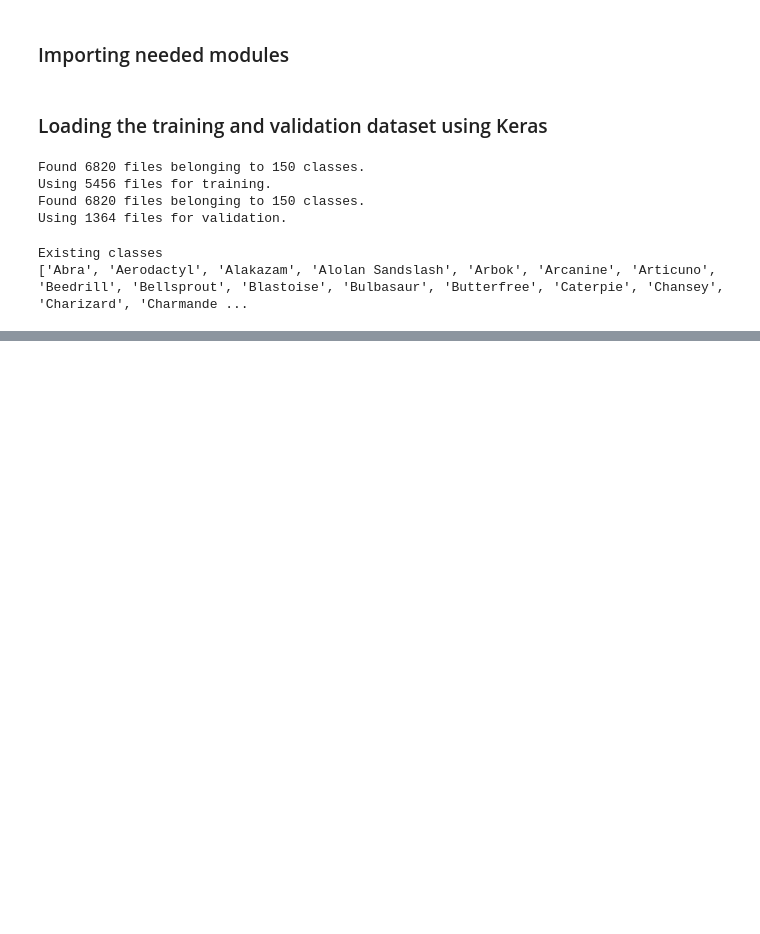
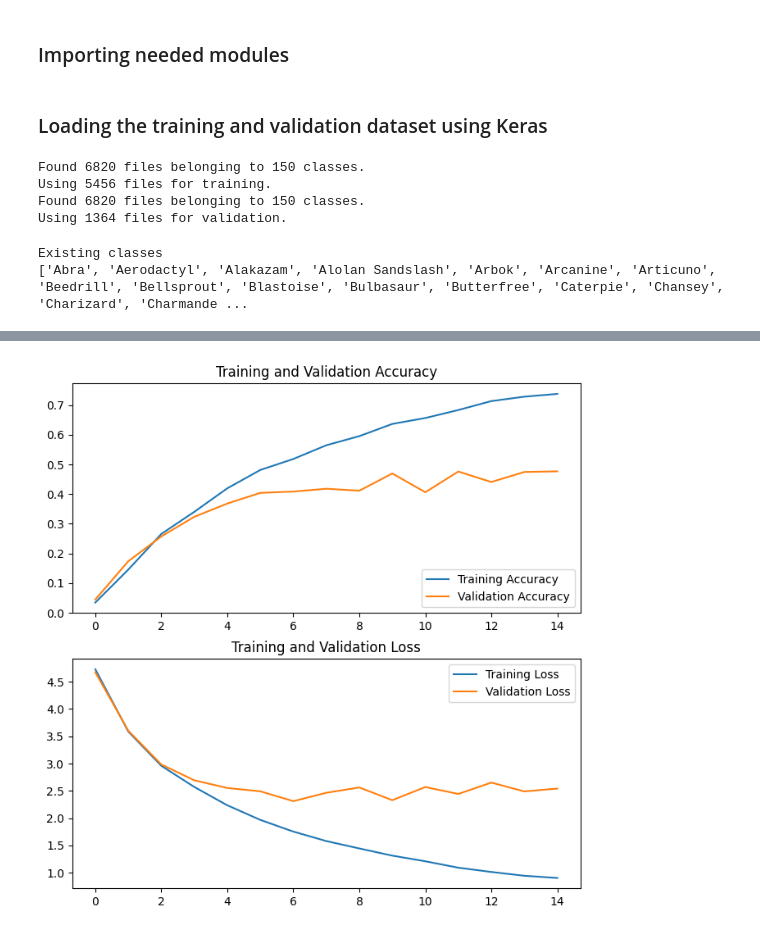
Before and after one commit to FMarques8/Deep-learning-CNN-for-Pokemon-Classification-FAA, a Jupyter notebook: Project_Pokemons.ipynb, the cells around one changed output, grey strips where cells are left out. Cells and saved outputs as stored; diff of their text form; code cells hidden in the pictures; blank space fills up the shorter version.

```diff
--- a/Project_Pokemons.ipynb
+++ b/Project_Pokemons.ipynb
@@ -173,5 +192,5 @@ plt.show()
 # %%
-data_augmentation = keras.Sequential(
+data_augmentation = Sequential(
   [
     layers.RandomFlip("horizontal",
                       input_shape=(img_height,
@@ -181,6 +200,11 @@ data_augmentation = keras.Sequential(
     layers.RandomZoom(0.1),
   ]
 )
+
+resize_and_rescale = Sequential([
+  layers.Resizing(120,120),
+  layers.Rescaling(1./255)
+])
 # %%
 plt.figure(figsize=(10, 10))
 for images, _ in train_ds.take(1):
@@ -302,0 +237,4 @@ Epoch 5/15
+# %%
+model1.compile(optimizer='adam',
+              loss=tf.keras.losses.SparseCategoricalCrossentropy(from_logits=True),
+              metrics=['accuracy'])
@@ -302,0 +261,7 @@ Epoch 5/15
+# %%
+epochs = 15
+history1 = model1.fit(
+  train_ds,
+  validation_data=val_ds,
+  epochs=epochs
+)
@@ -302,0 +286,24 @@ Epoch 5/15
+# %%
+acc = history1.history['accuracy']
+val_acc = history1.history['val_accuracy']
+
+loss = history1.history['loss']
+val_loss = history1.history['val_loss']
+
+epochs_range = range(epochs)
+
+plt.figure(figsize=(8, 8))
+plt.subplot(2, 1, 1)
+plt.plot(epochs_range, acc, label='Training Accuracy')
+plt.plot(epochs_range, val_acc, label='Validation Accuracy')
+plt.legend(loc='lower right')
+plt.title('Training and Validation Accuracy')
+
+plt.subplot(2, 1, 2)
+plt.plot(epochs_range, loss, label='Training Loss')
+plt.plot(epochs_range, val_loss, label='Validation Loss')
+plt.legend(loc='upper right')
+plt.title('Training and Validation Loss')
+plt.show()
+# %% [output]
+[figure, added]
```
Also changed, not shown: parts of 25 cells of this notebook.
